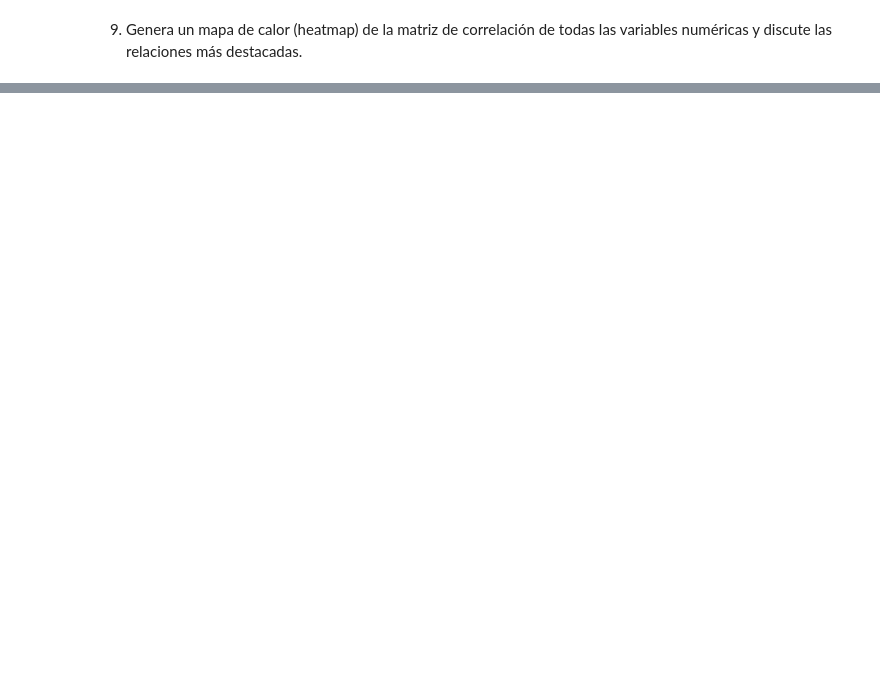
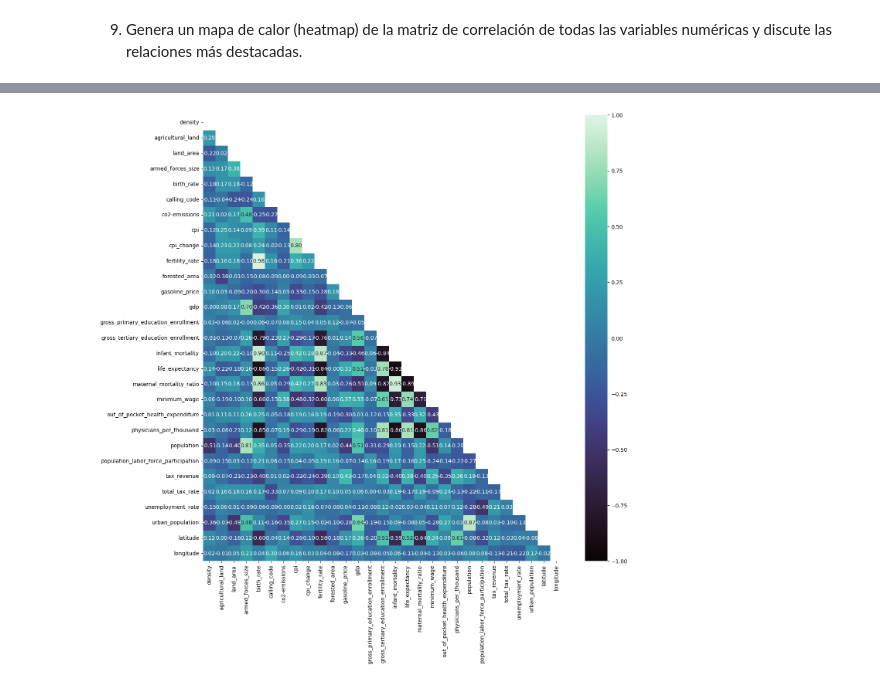
Before and after one commit to karinem0/promoG-modulo3-sprint2-pairprogramming-Johanna-Karine, a Jupyter notebook: 2.Estadística_descriptiva_pair_programming.ipynb, the cells around one changed output, grey strips where cells are left out. Saved outputs shown, nothing was run; the diff lists cells and outputs as text; code cells hidden in the pictures; blank space fills up the shorter version.

```diff
--- a/2.Estadística_descriptiva_pair_programming.ipynb
+++ b/2.Estadística_descriptiva_pair_programming.ipynb
@@ -267,0 +400,4 @@ Text(0.5, 0, 'CPI')
+# %%
+# como todas las parejas de variables tienen relaciones no lineales, aplicaremos la correlación de Spearman a todo el DataFrame
+df_correlaciones = df.corr(numeric_only = True, method = "spearman")
+df_correlaciones
@@ -267,0 +422,17 @@ Text(0.5, 0, 'CPI')
+# %%
+# establecemos el tamaño de la gráfica
+plt.figure(figsize = (15, 15))
+
+# creamos una matriz booleana de máscara
+mask = np.triu(np.ones_like(df_correlaciones, dtype=bool))
+
+# creamos un heatmap con la máscara
+sns.heatmap(df_correlaciones,
+            annot = True,
+            fmt = ".2f",
+            cmap = "mako",
+            vmax = 1,
+            vmin = -1,
+            mask = mask);
+# %% [output]
+[figure, added]
```
Also changed, not shown: parts of 32 cells of this notebook.
